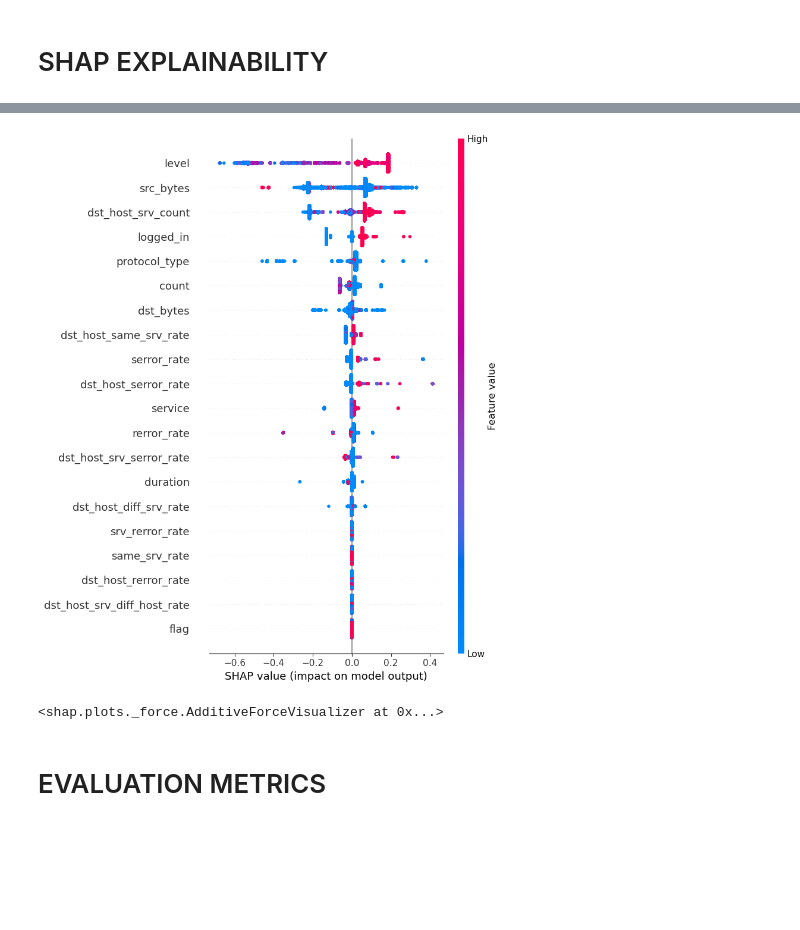
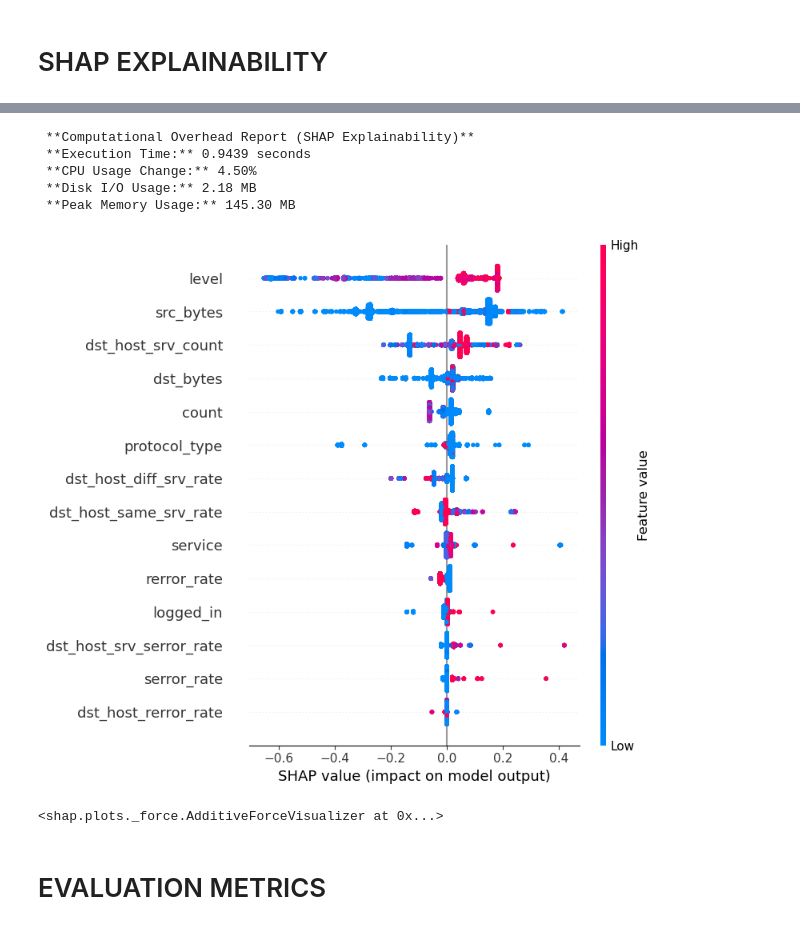
Before and after one commit to mo-abdulai/X-AI-IDS-Architecture, a Jupyter notebook: 3_Post-Modeling-Phase/explainability_Models/explainable_NSL-KDD/explainable-NSL-KDD_DecisionTree.ipynb, the cells around one changed output, grey strips where cells are left out. Cells and saved outputs as stored; diff of their text form; code cells hidden in the pictures; blank space fills up the shorter version.

```diff
--- a/3_Post-Modeling-Phase/explainability_Models/explainable_NSL-KDD/explainable-NSL-KDD_DecisionTree.ipynb
+++ b/3_Post-Modeling-Phase/explainability_Models/explainable_NSL-KDD/explainable-NSL-KDD_DecisionTree.ipynb
@@ -19,6 +29,6 @@ X_train = df_train.drop(['binary_attack'], axis=1)  # Features
 y_train = df_train['binary_attack']  # Target variable
 # %%
-X_test = df_test.drop(['binary_attack'], axis=1)  # Features
+X_test_unfiltered = df_test.drop(['binary_attack'], axis=1)  # Features
 y_test = df_test['binary_attack']  # Target variable
 # %% [markdown]
 # Load Model
@@ -31,0 +44,8 @@ model = joblib.load(model_path)
+# %%
+expected_features = model.feature_names_in_
+
+X_train = X_train_unfiltered[expected_features]
+X_test = X_test_unfiltered[expected_features]
+
+print("Filtered X_train Shape:", X_train.shape)
+print("Filtered X_test Shape:", X_test.shape)  # Should be (num_samples, 11)
@@ -246,41 +304,70 @@ Wall time: 22.8 s
 import shap
 
 shap.initjs()
+
+# Measure system stats before SHAP computation
+before_stats_shap = get_system_stats()
+start_time_shap = time.time()
+tracemalloc.start()
 
 # Initialize SHAP explainer
 explainer = shap.Explainer(model, X_test)
 
 # Calculate SHAP values
 shap_values = explainer(X_test)
+
+
+# End tracking
+end_time_shap = time.time()
+current_memory_shap, peak_memory_shap = tracemalloc.get_traced_memory()
+after_stats_shap = get_system_stats()
+
+# Compute overhead
+execution_time_shap = end_time_shap - start_time_shap
+cpu_usage_change_shap = after_stats_shap["cpu_usage"] - before_stats_shap["cpu_usage"]
+memory_used_shap = (peak_memory_shap - current_memory_shap) / (1024 * 1024)
+disk_io_used_shap = after_stats_shap["disk_io"] - before_stats_shap["disk_io"]
+
+# Print results
+print("\n **Computational Overhead Report (SHAP Explainability)**")
+print(f" **Execution Time:** {execution_time_shap:.4f} seconds")
+print(f" **CPU Usage Change:** {cpu_usage_change_shap:.2f}%")
+print(f" **Disk I/O Usage:** {disk_io_used_shap:.2f} MB")
+print(f" **Peak Memory Usage:** {memory_used_shap:.2f} MB")
 
 # Ensure the SHAP values match the feature set
 if len(shap_values.values.shape) == 3:  # Check for multiclass scenario
     shap_values_to_plot = shap_values.values[:, :, 1]  # Extract one class for binary
 else:
     shap_values_to_plot = shap_values.values
 
 # Summary plot
 shap.summary_plot(shap_values_to_plot, X_test, feature_names=X_test.columns)
 
 # Ensure the SHAP values match the feature set
 if len(shap_values.values.shape) == 3:  # Check for multi-class scenario
     shap_values_to_plot = shap_values.values[:, :, 1]  # Extract SHAP values for Class 1 (normal)
     base_value_to_plot = shap_values.base_values[:, 1]  # Base value for Class 1 (normal)
 else:
     shap_values_to_plot = shap_values.values
     base_value_to_plot = shap_values.base_values
 
 # Force plot for a single instance
 shap.force_plot(
     base_value=base_value_to_plot[0],  # Base value for the first instance
     shap_values=shap_values_to_plot[0],  # SHAP values for the first instance
     features=X_test.iloc[0],  # Features for the first instance
     feature_names=X_test.columns.tolist()
 )
 # %% [output]
 [interactive output not drawn]
+ **Computational Overhead Report (SHAP Explainability)**
+ **Execution Time:** 0.9439 seconds
+ **CPU Usage Change:** 4.50%
+ **Disk I/O Usage:** 2.18 MB
+ **Peak Memory Usage:** 145.30 MB
-[figure, old version]
+[figure, new version]
-<shap.plots._force.AdditiveForceVisualizer at 0x...>
+<shap.plots._force.AdditiveForceVisualizer at 0x...>
 # %% [markdown]
 # EVALUATION METRICS
 # %%
```
Also changed, not shown: parts of 18 cells of this notebook, 28 other files.
